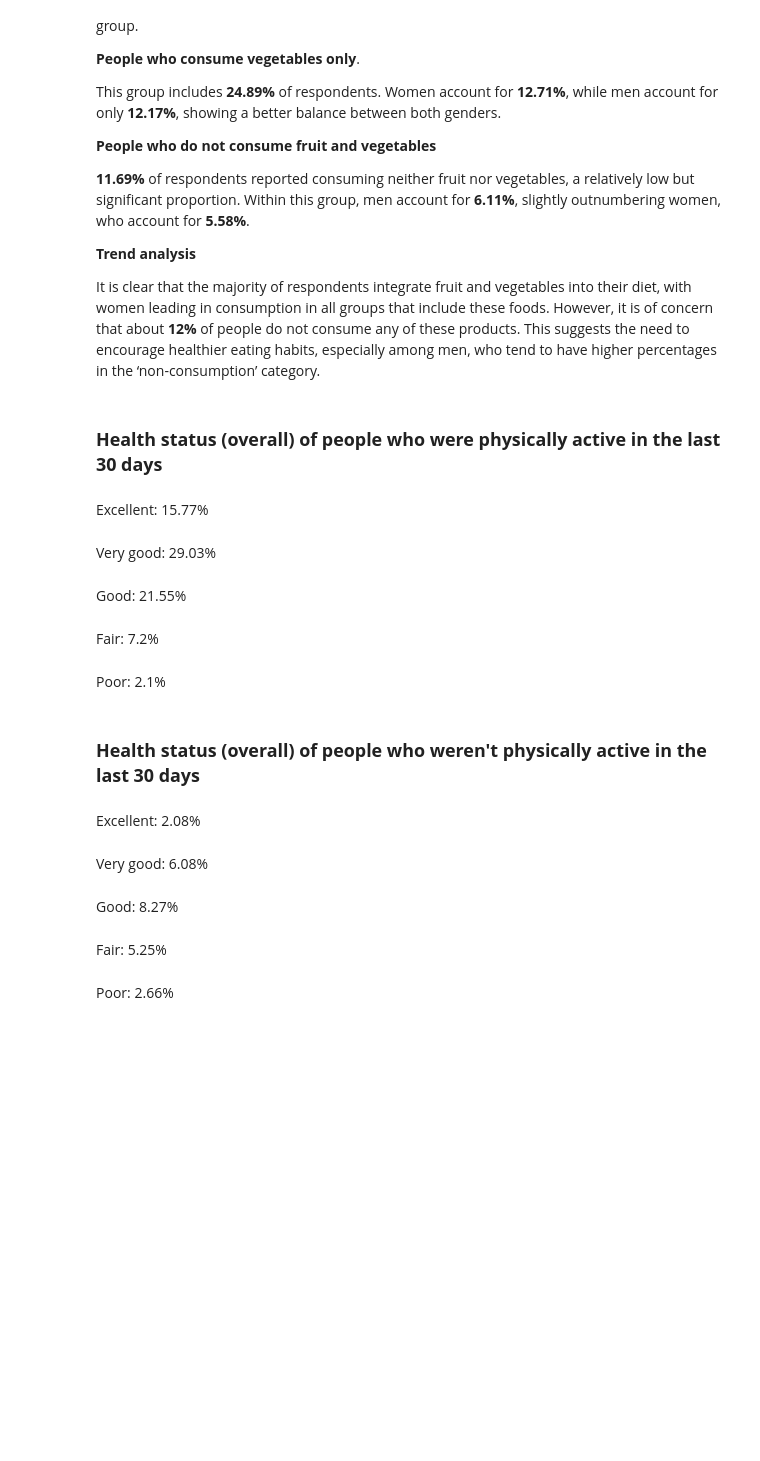
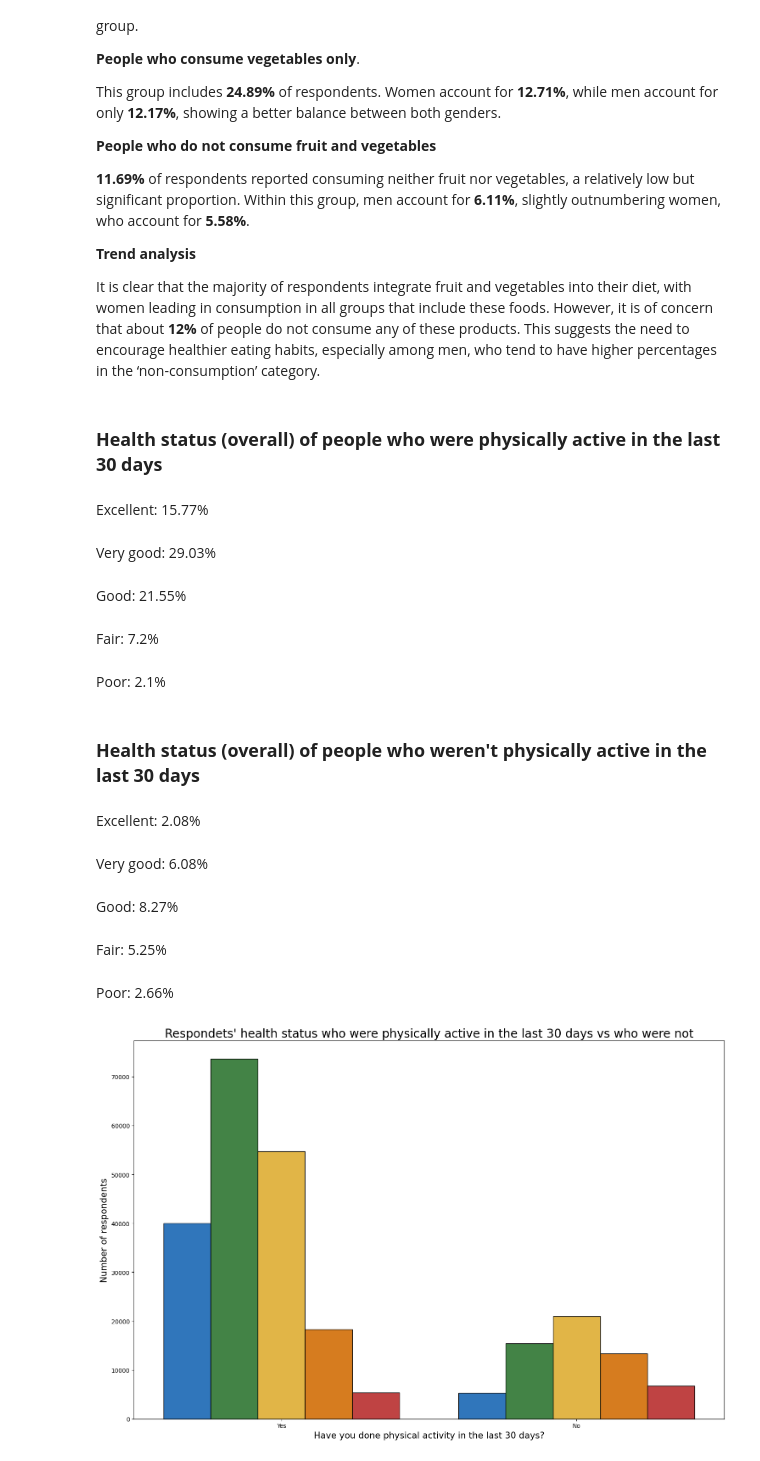
Before and after one commit to jeremias-mena/medpredictor-ML, a Jupyter notebook: medpredictor/notebooks/03-exploratory-data-analysis.ipynb, the cells around one changed output. Cells and saved outputs as stored; diff of their text form; code cells hidden in the pictures; blank space fills up the shorter version.

Commit message:
update(eda): add new code's block for analysis respondents' habits

```diff
--- a/medpredictor/notebooks/03-exploratory-data-analysis.ipynb
+++ b/medpredictor/notebooks/03-exploratory-data-analysis.ipynb
@@ -360,5 +360,5 @@ df['bad_habits'].value_counts().reset_index(name='Count')
 # %%
-titles = ["Respondents who eat fruits and vegetables", "Respondents who eat only fruits", "Respondents who only eats vegetables", "Respondents who don't eat fruits neither vegetables"]
+titles = ["Respondents who eat fruits and vegetables", "Respondents who only eat fruits", "Respondents who only eat vegetables", "Respondents who don't eat fruits neither vegetables"]
 values_order = ["Eats fruits and vegetables", "Only eats fruits", "Only eats vegetables", "Does not eat fruits neither vegetables"]
 
 
@@ -373,10 +373,12 @@ for title, value in zip(titles, values_order):
 
 group = df.groupby(['Sex', 'eating_habits']).size().reset_index(name='count')
 
-g_title = "Respondents eating habits \n (by sex)"
+g_title = "Respondents' eating habits \n (by sex)"
 x_label = "Eating habit"
 y_label = "Number of respondents"
-colors = ['#E03FB8','#608DE0']
+dict_colors = {'Female':'#E03FB8',
+               'Male': '#608DE0'}
+colors = list(dict_colors.values())
 
 graph_eating_habits = Graph(graph_title=g_title,
                             xlabel_name=x_label,
@@ -429,30 +431,51 @@ values_order = ['Excellent',
 filter_order = ['Yes', 'No']
 titles = ["Health status (overall) of people who were physically active in the last 30 days",
           "Health status (overall) of people who weren't physically active in the last 30 days"]
 
 
 e, v_g, g, f, p = health_status_metrics(df, 'GenHlth', 'PhysActivity', values_order, filter_order)
 metrics_dict = {'Excellent':e,
                 'Very good':v_g,
                 'Good': g,
                 'Fair': f,
                 'Poor': p}
 
 
 for title, value in zip(titles, filter_order):
     display(Markdown(f"### **{title}**"))
     for metric in metrics_dict:
         show_metric(metric, metrics_dict[metric][value])
+
+
+group = df.groupby(['GenHlth', 'PhysActivity']).size().reset_index(name='count')
+
+g_title = "Respondets' health status who were physically active in the last 30 days vs who were not"
+x_label = "Have you done physical activity in the last 30 days?"
+y_label = "Number of respondents"
+dict_colors = {'Excellent':'#1976D2',
+               'Very good':'#388E3C',
+               'Good':'#FBC02D',
+               'Fair': '#F57C00',
+               'Poor': '#D32F2F'}
+colors = list(dict_colors.values())
+
+graph_status = Graph(graph_title=g_title,
+                     xlabel_name=x_label,
+                     ylabel_name=y_label,
+                     colors=colors)
+
+graph_status.bar_plot_sns(x='PhysActivity', y='count', hue='GenHlth', legend=True,data=group, hue_order=values_order, order=filter_order)
 # %% [output]
 ### **Health status (overall) of people who were physically active in the last 30 days**
 Excellent: 15.77%
 Very good: 29.03%
 Good: 21.55%
 Fair: 7.2%
 Poor: 2.1%
 ### **Health status (overall) of people who weren't physically active in the last 30 days**
 Excellent: 2.08%
 Very good: 6.08%
 Good: 8.27%
 Fair: 5.25%
 Poor: 2.66%
+[figure, added]
```
Also changed, not shown: parts of 5 cells of this notebook, 1 other file.
